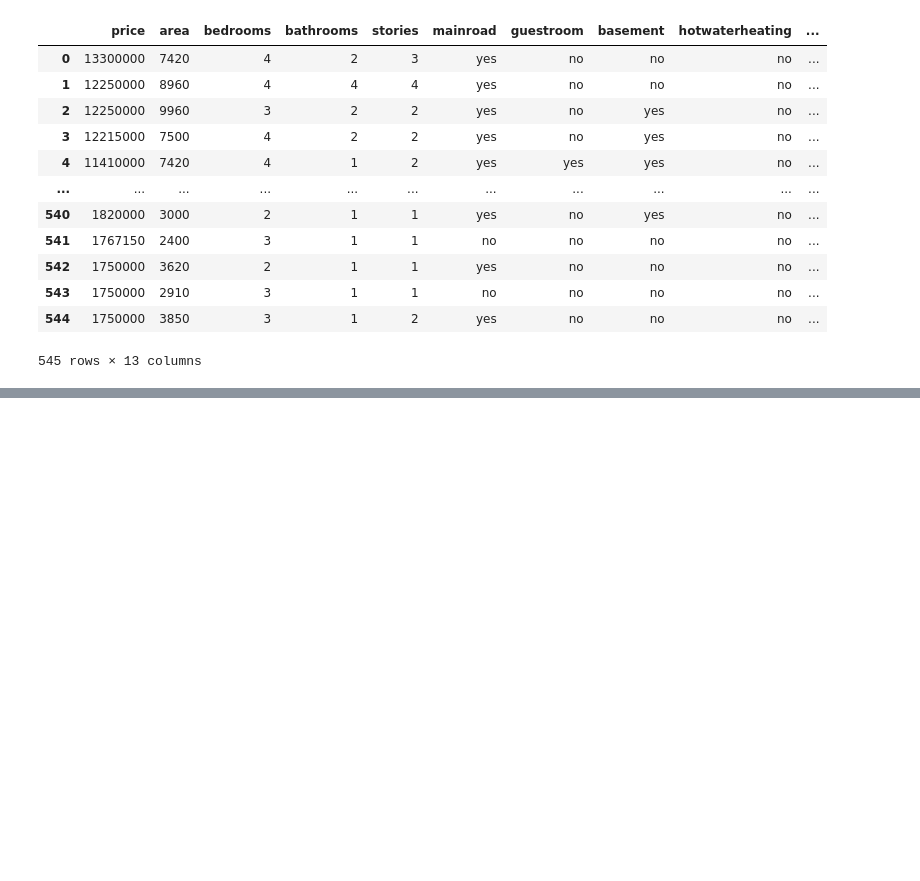
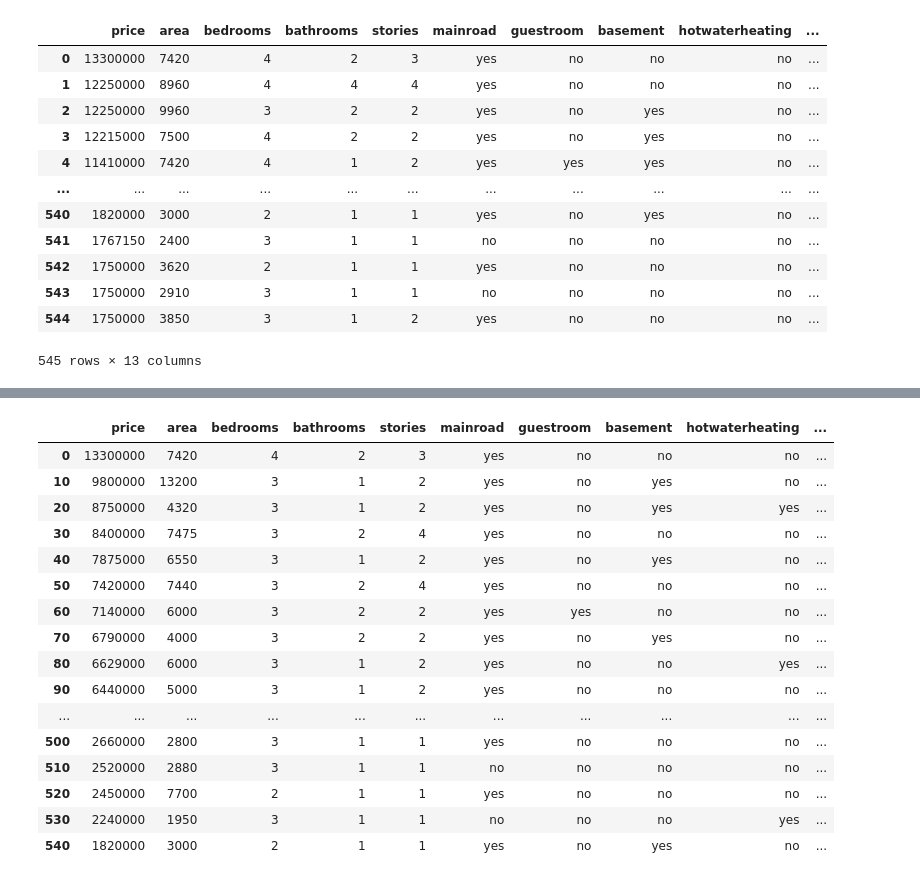
Before and after one commit to jagadeesh-gajula/code-sharing-repo, a Jupyter notebook: Pandas B4.ipynb, the cells around one changed output, grey strips where cells are left out. Cells and saved outputs as stored; diff of their text form; code cells hidden in the pictures; blank space fills up the shorter version.

```diff
--- a/Pandas B4.ipynb
+++ b/Pandas B4.ipynb
@@ -88,0 +122,20 @@ data
+# %%
+data.iloc[0::10]
+# %% [output]
+|  | price | area | bedrooms | bathrooms | stories | mainroad | guestroom | basement | hotwaterheating | ... |
+| 0 | 13300000 | 7420 | 4 | 2 | 3 | yes | no | no | no | ... |
+| 10 | 9800000 | 13200 | 3 | 1 | 2 | yes | no | yes | no | ... |
+| 20 | 8750000 | 4320 | 3 | 1 | 2 | yes | no | yes | yes | ... |
+| 30 | 8400000 | 7475 | 3 | 2 | 4 | yes | no | no | no | ... |
+| 40 | 7875000 | 6550 | 3 | 1 | 2 | yes | no | yes | no | ... |
+| 50 | 7420000 | 7440 | 3 | 2 | 4 | yes | no | no | no | ... |
+| 60 | 7140000 | 6000 | 3 | 2 | 2 | yes | yes | no | no | ... |
+| 70 | 6790000 | 4000 | 3 | 2 | 2 | yes | no | yes | no | ... |
+| 80 | 6629000 | 6000 | 3 | 1 | 2 | yes | no | no | yes | ... |
+| 90 | 6440000 | 5000 | 3 | 1 | 2 | yes | no | no | no | ... |
+| ... | ... | ... | ... | ... | ... | ... | ... | ... | ... | ... |
+| 500 | 2660000 | 2800 | 3 | 1 | 1 | yes | no | no | no | ... |
+| 510 | 2520000 | 2880 | 3 | 1 | 1 | no | no | no | no | ... |
+| 520 | 2450000 | 7700 | 2 | 1 | 1 | yes | no | no | no | ... |
+| 530 | 2240000 | 1950 | 3 | 1 | 1 | no | no | no | yes | ... |
+| 540 | 1820000 | 3000 | 2 | 1 | 1 | yes | no | yes | no | ... |
```
Also changed, not shown: parts of 26 cells of this notebook, 5 other files.
